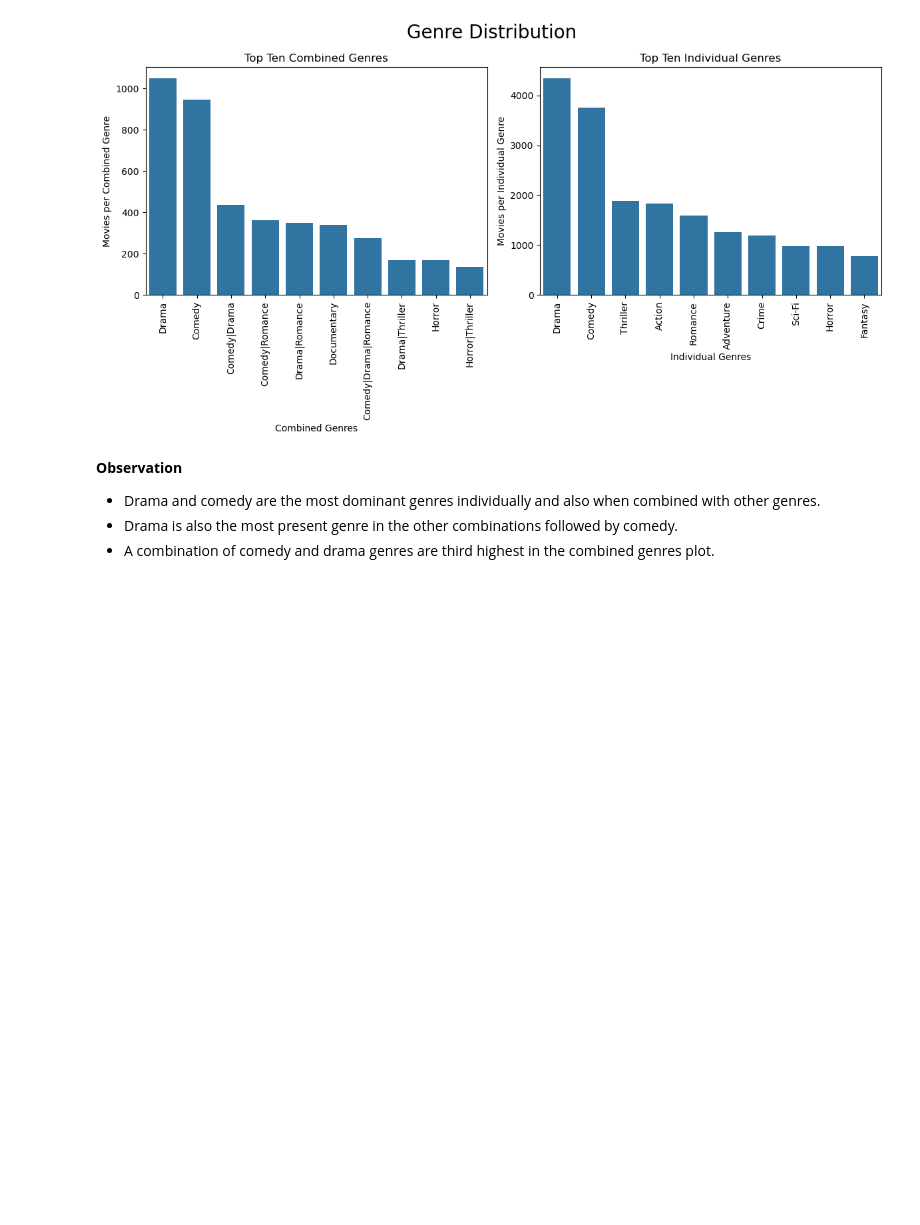
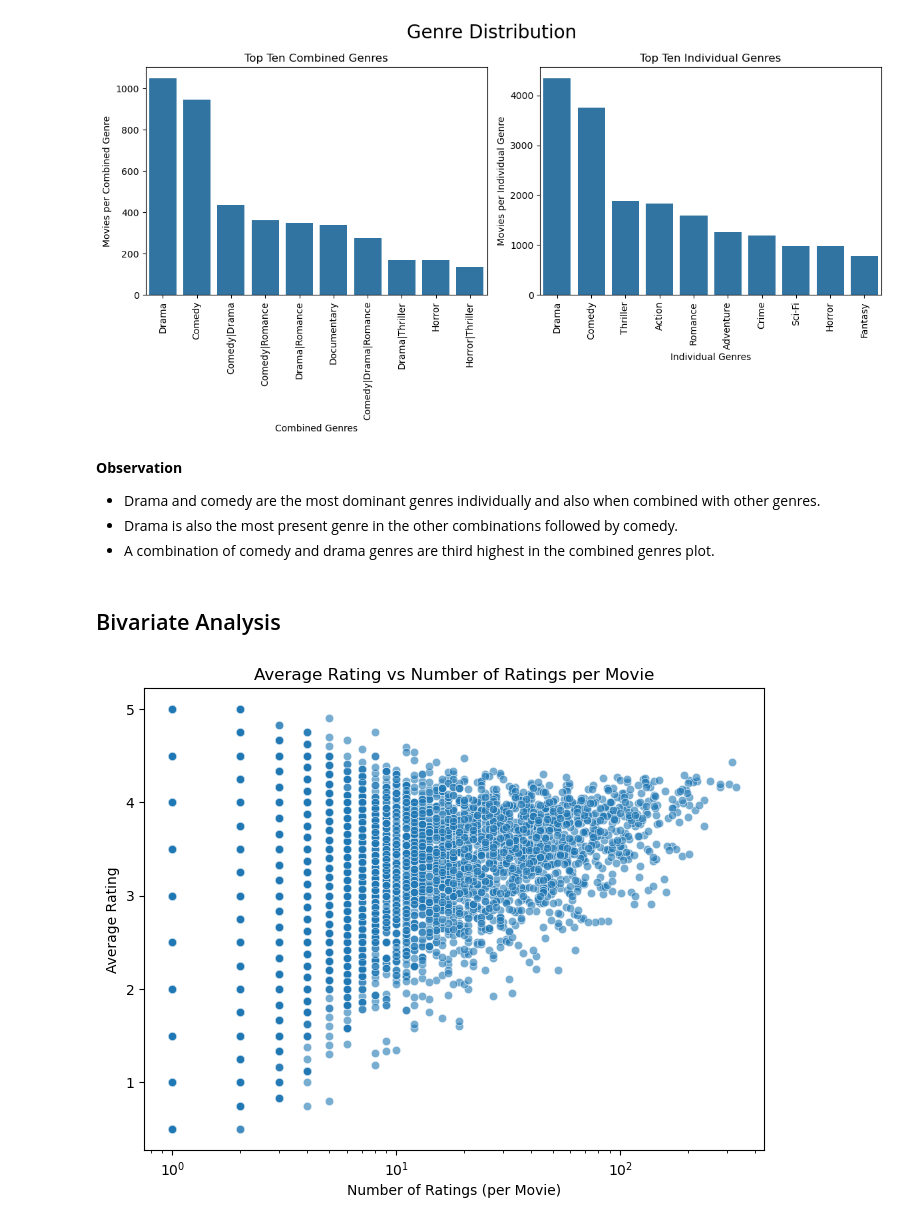
Before and after one commit to M-Nesphory/Movie_Recommendation_System, a Jupyter notebook: recommender_notebook.ipynb, the cells around one changed output. Saved outputs shown, nothing was run; the diff lists cells and outputs as text; code cells hidden in the pictures; blank space fills up the shorter version.

Commit message:
Bivariate Analysis done

```diff
--- a/recommender_notebook.ipynb
+++ b/recommender_notebook.ipynb
@@ -716,3 +724,22 @@ plt.show()
 - Drama and comedy are the most dominant genres individually and also when combined with other genres.
 - Drama is also the most present genre in the other combinations followed by comedy.
 - A combination of comedy and drama genres are third highest in the combined genres plot.
+# %% [markdown]
+## Bivariate Analysis
+# %%
+# Calculate average rating and number of ratings per movie
+movie_stats = final_df.groupby('movieId').agg(
+    avg_rating=('rating', 'mean'),
+    num_ratings=('rating', 'count')
+).reset_index()
+
+# Plot
+plt.figure(figsize=(8,6))
+sns.scatterplot(data=movie_stats, x='num_ratings', y='avg_rating', alpha=0.6)
+plt.title('Average Rating vs Number of Ratings per Movie')
+plt.xlabel('Number of Ratings (per Movie)')
+plt.ylabel('Average Rating')
+plt.xscale('log')
+plt.show()
+# %% [output]
+[figure, added]
```
Also changed, not shown: parts of 12 cells of this notebook.
